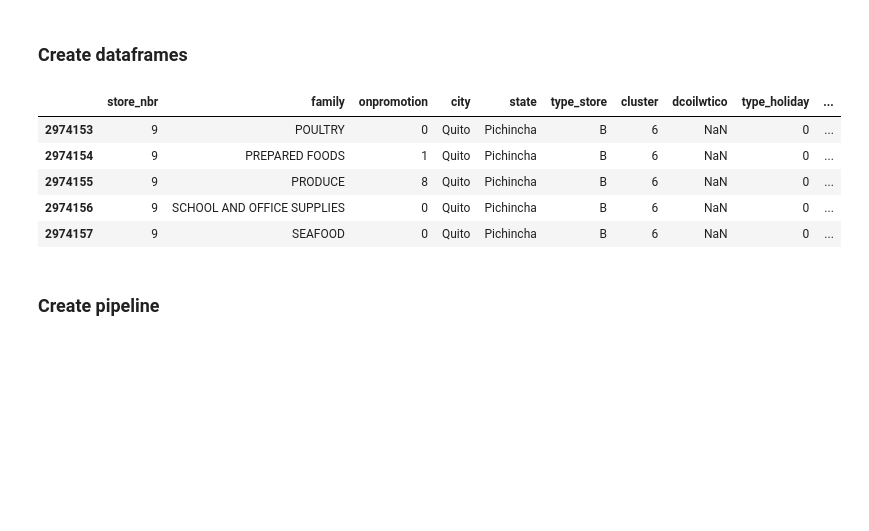
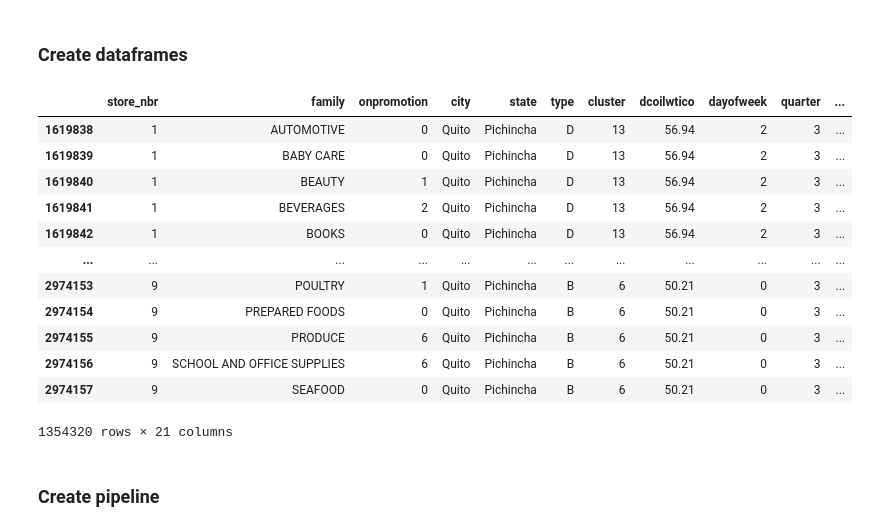
Before and after one commit to Milloz-dev/StoreSales-TimeSeriesForecasting, a Jupyter notebook: main.ipynb, the cells around one changed output. Drawn from its saved outputs; the diff is of its cells as text; code cells hidden in the pictures; blank space fills up the shorter version.

```diff
--- a/main.ipynb
+++ b/main.ipynb
@@ -346,28 +334,17 @@ print(holidays_df_cleaned)
 def create_features(df: pd.DataFrame) -> pd.DataFrame:
     df = df.copy()
 
-    #holiday_features
-    holiday_features = holidays_df_cleaned[["date", "type", "locale", "locale_name"]]
-
-    # Merge with store data and holiday data
+    # Merge with other data
     df = df.merge(store_df, on="store_nbr", how="left")
     df = df.merge(oil_df, on="date", how="left")
-    df = df.merge(holiday_features, on="date", how="left", suffixes=("_store", "_holiday"))
+    # df = df.merge(holidays_df_cleaned, on="date", how="left", suffixes=("_store", "_holiday"))
 
-    #holiday features
-    # Assign values for type_holiday
-    type_mapping = {
-        "Work Day": 0,
-        "Bridge": 1,
-        "Additional": 2,
-        "Holiday": 3
-    }
-
-    df["type_holiday"] = df["type_holiday"].map(type_mapping).fillna(0).astype(int)
-
-    # For regional and local holidays, set the type_holiday to 0 if city or state do not match locale_name
-    df.loc[(df['locale'].isin([1, 2])) & ~((df['city'] == df['locale_name']) | (df['state'] == df['locale_name'])), 'type_holiday'] = 0
-    df.drop('locale_name', axis=1)
+    # For regional and local holidays, set the type_holiday to work day if city or state do not match locale_name
+    # df.loc[
+    #     (df["locale"].isin(["Bridge", "Additional"]))
+    #     & ~((df["city"] == df["locale_name"]) | (df["state"] == df["locale_name"])),
+    #     "type_holiday",
+    # ] = "Work Day"
 
     # Information
     df["dayofweek"] = df["date"].dt.dayofweek
@@ -377,7 +354,6 @@ def create_features(df: pd.DataFrame) -> pd.DataFrame:
     df["dayofyear"] = df["date"].dt.dayofyear
     df["dayofmonth"] = df["date"].dt.day
     df["weekofyear"] = df["date"].dt.isocalendar().week
-
 
     # Lag features
     df["month_lag"] = df.groupby(["family", "store_nbr"])["sales"].shift(28)
@@ -391,32 +367,40 @@ def create_features(df: pd.DataFrame) -> pd.DataFrame:
 
     # Remove now unnecessary features
     df = df.drop("date", axis=1)
+    # df = df.drop(["date", "locale_name"], axis=1)
     return df
 # %% [markdown]
 ### Create dataframes
 # %%
 start_idx = train_df.loc[train_df["date"] == "2015-07-01"].index[0]
 split_idx = train_df.loc[train_df["date"] == "2017-08-01"].index[0]
 
-X_train = create_features(train_df)
+X_train_full = create_features(train_df)
 
-y_train = X_train["sales"]
-X_train = X_train.drop("sales", axis=1)
+y_train_full = X_train_full["sales"]
+X_train_full = X_train_full.drop("sales", axis=1)
 
-X_test = X_train[split_idx:]
-y_test = y_train[split_idx:]
+X_test = X_train_full[split_idx:]
+y_test = y_train_full[split_idx:]
 
-X_train = X_train[start_idx:split_idx]
-y_train = y_train[start_idx:split_idx]
+X_train = X_train_full[start_idx:split_idx]
+y_train = y_train_full[start_idx:split_idx]
 
-X_train.tail()
+X_train
 # %% [output]
-|  | store_nbr | family | onpromotion | city | state | type_store | cluster | dcoilwtico | type_holiday | ... |
-| 2974153 | 9 | POULTRY | 0 | Quito | Pichincha | B | 6 | NaN | 0 | ... |
-| 2974154 | 9 | PREPARED FOODS | 1 | Quito | Pichincha | B | 6 | NaN | 0 | ... |
-| 2974155 | 9 | PRODUCE | 8 | Quito | Pichincha | B | 6 | NaN | 0 | ... |
-| 2974156 | 9 | SCHOOL AND OFFICE SUPPLIES | 0 | Quito | Pichincha | B | 6 | NaN | 0 | ... |
-| 2974157 | 9 | SEAFOOD | 0 | Quito | Pichincha | B | 6 | NaN | 0 | ... |
+|  | store_nbr | family | onpromotion | city | state | type | cluster | dcoilwtico | dayofweek | quarter | ... |
+| 1619838 | 1 | AUTOMOTIVE | 0 | Quito | Pichincha | D | 13 | 56.94 | 2 | 3 | ... |
+| 1619839 | 1 | BABY CARE | 0 | Quito | Pichincha | D | 13 | 56.94 | 2 | 3 | ... |
+| 1619840 | 1 | BEAUTY | 1 | Quito | Pichincha | D | 13 | 56.94 | 2 | 3 | ... |
+| 1619841 | 1 | BEVERAGES | 2 | Quito | Pichincha | D | 13 | 56.94 | 2 | 3 | ... |
+| 1619842 | 1 | BOOKS | 0 | Quito | Pichincha | D | 13 | 56.94 | 2 | 3 | ... |
+| ... | ... | ... | ... | ... | ... | ... | ... | ... | ... | ... | ... |
+| 2974153 | 9 | POULTRY | 1 | Quito | Pichincha | B | 6 | 50.21 | 0 | 3 | ... |
+| 2974154 | 9 | PREPARED FOODS | 0 | Quito | Pichincha | B | 6 | 50.21 | 0 | 3 | ... |
+| 2974155 | 9 | PRODUCE | 6 | Quito | Pichincha | B | 6 | 50.21 | 0 | 3 | ... |
+| 2974156 | 9 | SCHOOL AND OFFICE SUPPLIES | 6 | Quito | Pichincha | B | 6 | 50.21 | 0 | 3 | ... |
+| 2974157 | 9 | SEAFOOD | 0 | Quito | Pichincha | B | 6 | 50.21 | 0 | 3 | ... |
+1354320 rows × 21 columns
 # %% [markdown]
 ### Create pipeline
 # %%
```
Also changed, not shown: parts of 15 cells of this notebook, 1 other file.
